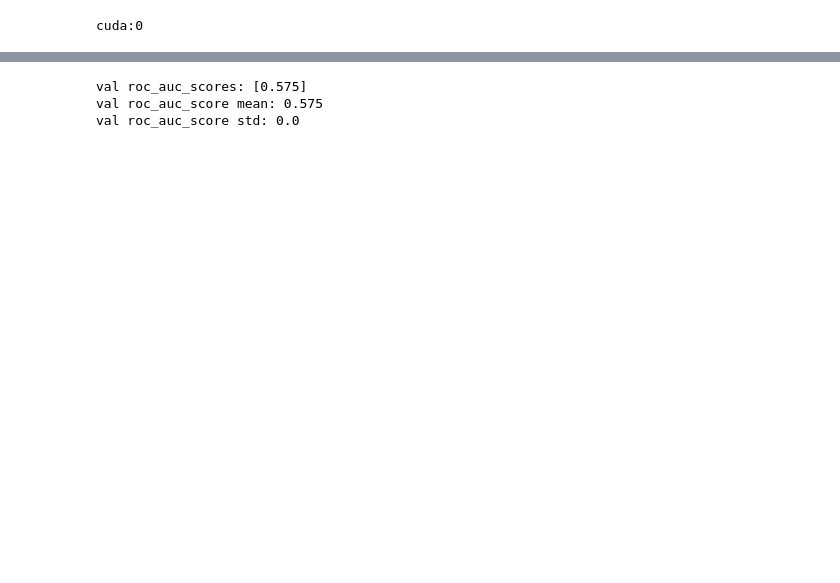
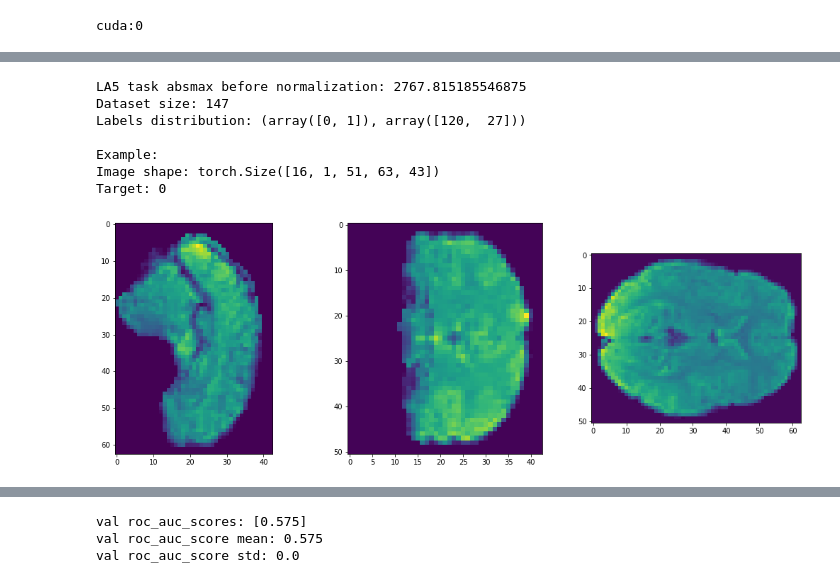
Before and after one commit to rakhimovv/mri-domain-adaptation, a Jupyter notebook: base_fmri.ipynb, the cells around one changed output, grey strips where cells are left out. Saved outputs shown, nothing was run; the diff lists cells and outputs as text; code cells hidden in the pictures; blank space fills up the shorter version.

```diff
--- a/base_fmri.ipynb
+++ b/base_fmri.ipynb
@@ -27,0 +83,35 @@ import viz_tools
+# %%
+la5_task_dataset = data.LA5_Siblings_MRI(
+    paths=paths.la5_data,
+    target_path=paths.la5_target_path,
+    load_online=True,
+    mri_type="fMRI",
+    mri_file_suffix=paths.la5_task_fmri_file_suffix,
+    brain_mask_suffix=paths.la5_task_fmri_brain_mask_suffix,
+    coord_min=(7, 7, 0),
+    img_shape=(51, 63, 43),
+    seq_len=16,
+    problems=['Schz/Control'],
+)
+la5_task_absmax = 2767.815185546875 # get_absmax(la5_task_dataset)
+la5_task_dataset.transform = transforms.Compose([
+    ToTensor,
+    functools.partial(AbsMaxScale, absmax=la5_task_absmax),])
+print("LA5 task absmax before normalization: {}".format(la5_task_absmax))
+print("Dataset size: {}".format(len(la5_task_dataset)))
+print("Labels distribution: {}\n".format(np.unique(la5_task_dataset.labels, return_counts=True)))
+
+print("Example:")
+img, target = la5_task_dataset[0]
+print("Image shape: {}".format(img.shape))
+print("Target: {}".format(target))
+viz_tools.plot_central_cuts(img.cpu(), t=-1)
+# %% [output]
+LA5 task absmax before normalization: 2767.815185546875
+Dataset size: 147
+Labels distribution: (array([0, 1]), array([120,  27]))
+
+Example:
+Image shape: torch.Size([16, 1, 51, 63, 43])
+Target: 0
+[figure, added]
```
Also changed, not shown: parts of 33 cells of this notebook, 2 other files.
